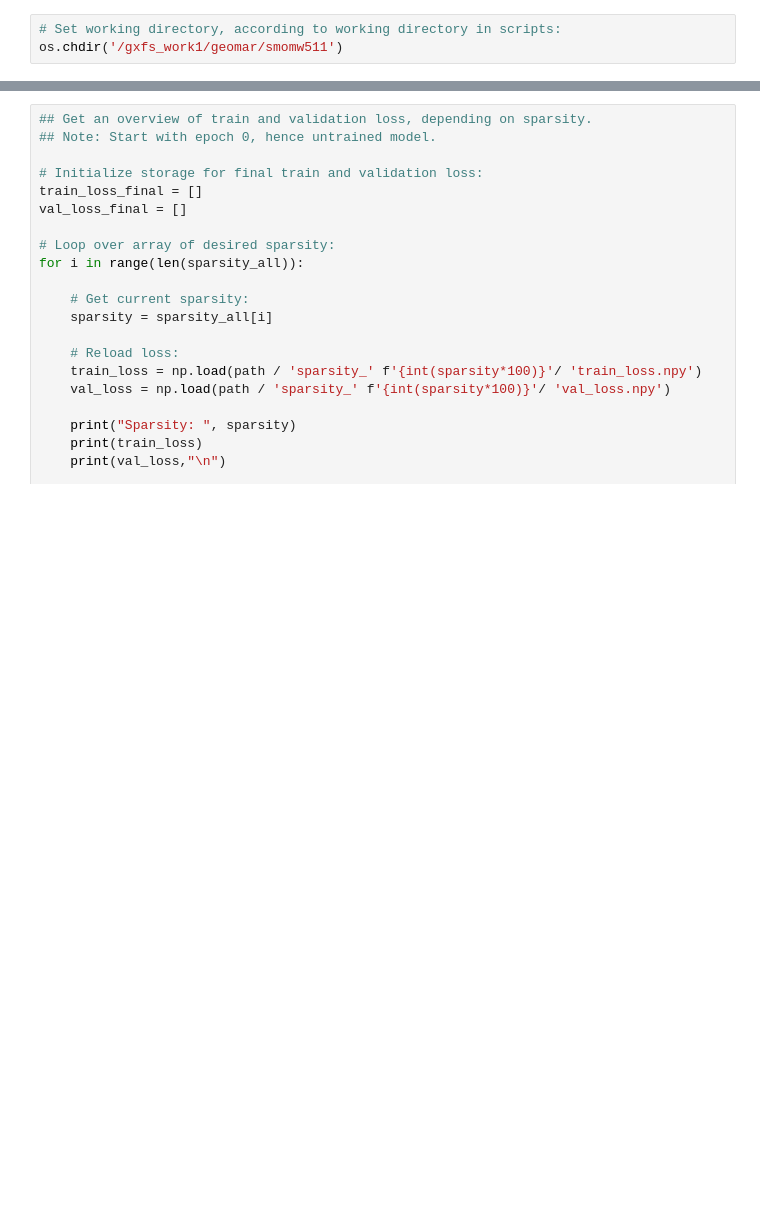
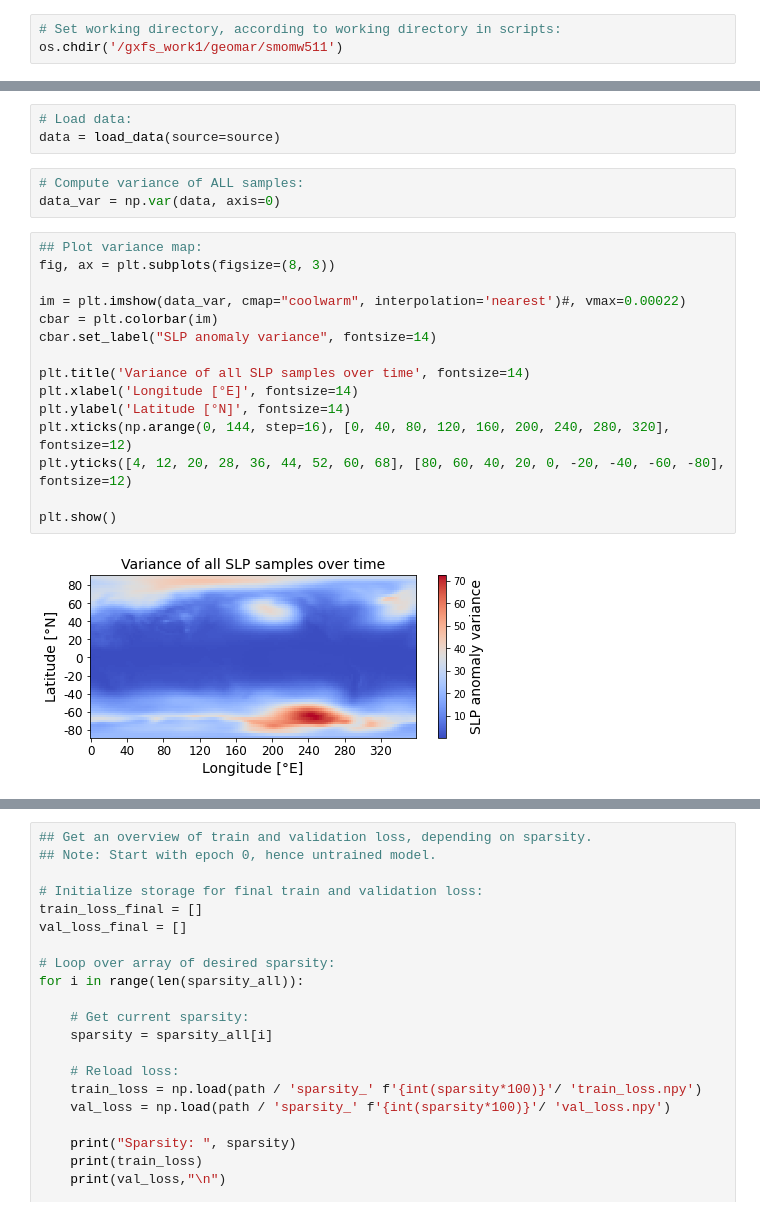
Before and after one commit to MarcoLandtHayen/reconstruct-sparse-inputs, a Jupyter notebook: notebooks/02_Postprocessing_unet_4conv_slp_realworld_decreasing_variance.ipynb, the cells around one changed output, grey strips where cells are left out. Cells and saved outputs as stored; diff of their text form; blank space fills up the shorter version.

Commit message:
Add variance map for slp real world samples over time

```diff
--- a/notebooks/02_Postprocessing_unet_4conv_slp_realworld_decreasing_variance.ipynb
+++ b/notebooks/02_Postprocessing_unet_4conv_slp_realworld_decreasing_variance.ipynb
@@ -46,0 +96,23 @@ os.chdir('/gxfs_work1/geomar/smomw511')
+# %%
+# Load data:
+data = load_data(source=source)
+# %%
+# Compute variance of ALL samples:
+data_var = np.var(data, axis=0)
+# %%
+## Plot variance map:
+fig, ax = plt.subplots(figsize=(8, 3))
+
+im = plt.imshow(data_var, cmap="coolwarm", interpolation='nearest')#, vmax=0.00022)
+cbar = plt.colorbar(im)
+cbar.set_label("SLP anomaly variance", fontsize=14)
+
+plt.title('Variance of all SLP samples over time', fontsize=14)
+plt.xlabel('Longitude [°E]', fontsize=14)
+plt.ylabel('Latitude [°N]', fontsize=14)
+plt.xticks(np.arange(0, 144, step=16), [0, 40, 80, 120, 160, 200, 240, 280, 320], fontsize=12)
+plt.yticks([4, 12, 20, 28, 36, 44, 52, 60, 68], [80, 60, 40, 20, 0, -20, -40, -60, -80], fontsize=12)
+
+plt.show()
+# %% [output]
+[figure, added]
```
Also changed, not shown: parts of 3 cells of this notebook.
